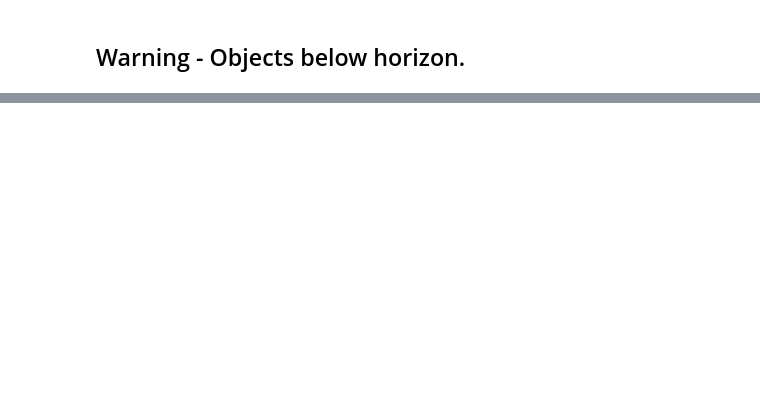
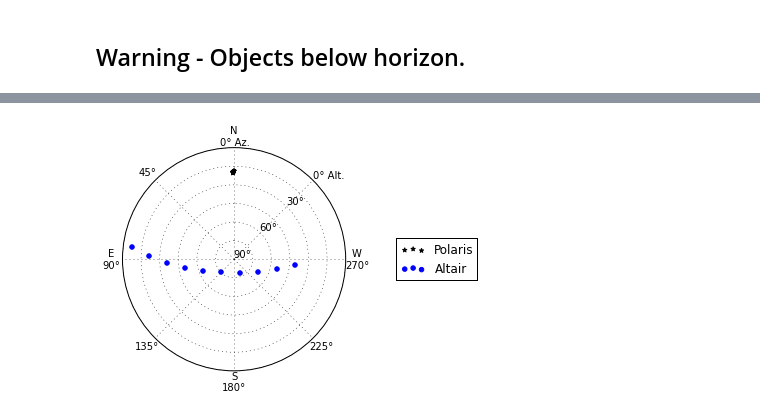
Before and after one commit to astropy/astroplan, a Jupyter notebook: examples/notebooks/plotting_examples--sky_plot.ipynb, the cells around one changed output, grey strips where cells are left out. Saved outputs shown, nothing was run; the diff lists cells and outputs as text; code cells hidden in the pictures; blank space fills up the shorter version.

Commit message:
Added coordinate options; Added examples; etc.

```diff
--- a/examples/notebooks/plotting_examples--sky_plot.ipynb
+++ b/examples/notebooks/plotting_examples--sky_plot.ipynb
@@ -213,25 +161,0 @@ Azimuths & Plot Azimuths:
-# %%
-coordinates = SkyCoord('02h31m49.09s', '+89d15m50.8s', frame='icrs')
-polaris = FixedTarget(name='Polaris', coord=coordinates)
-
-coordinates = SkyCoord('19h50m47.6s', '+08d52m12.0s', frame='icrs')
-altair = FixedTarget(name='Altair', coord=coordinates)
-altair_style = {'marker': 'o', 'color': 'b'}
-
-coordinates = SkyCoord('18h36m56.5s', '+38d47m06.6s', frame='icrs')
-vega = FixedTarget(name='Vega', coord=coordinates)
-vega_style = {'marker': 'o', 'color': 'g'}
-
-coordinates = SkyCoord('20h41m25.9s', '+45d16m49.3s', frame='icrs')
-deneb = FixedTarget(name='Deneb', coord=coordinates)
-deneb_style = {'marker': 'o', 'color': 'r'}
-
-observe_time = Time(['2015-01-15 15:30:00'])
-
-plot_sky(polaris, observer, observe_time)
-plot_sky(altair, observer, observe_time, style_kwargs=altair_style)
-plot_sky(vega, observer, observe_time, style_kwargs=vega_style)
-plot_sky(deneb, observer, observe_time, style_kwargs=deneb_style)
-
-plt.legend(loc='center left', bbox_to_anchor=(1.2, 0.5))
-plt.show()
@@ -256,0 +172,14 @@ Azimuths & Plot Azimuths:
+# %%
+guide_style = {'marker': '*'}
+target_style = {'color': 'b'}
+
+observe_time = Time('2015-03-15 17:00:00')
+observe_time = observe_time + np.linspace(-4, 5, 10)*u.hour
+
+plot_sky(polaris, observer, observe_time, style_kwargs=guide_style)
+plot_sky(altair, observer, observe_time, style_kwargs=target_style)
+
+plt.legend(loc='center left', bbox_to_anchor=(1.2, 0.5))
+plt.show()
+# %% [output]
+[figure, added]
```
Also changed, not shown: parts of 35 cells of this notebook, 2 other files.
